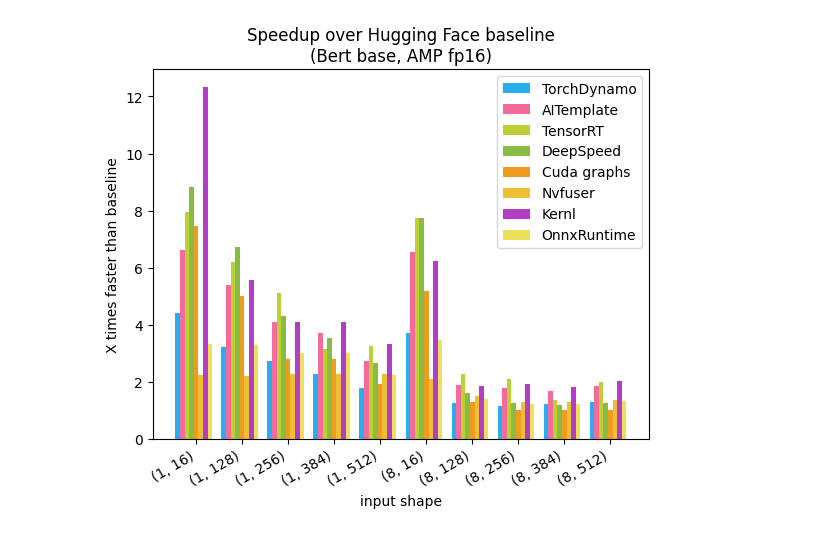
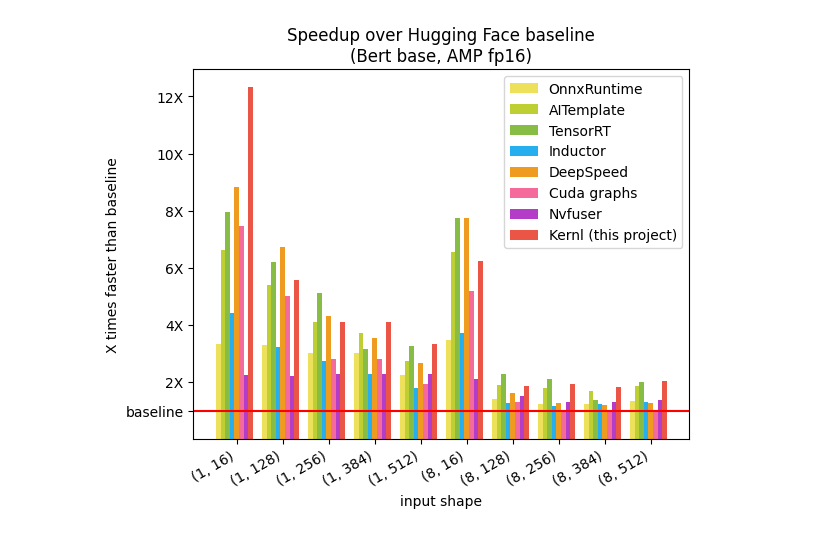
Before and after one commit to ELS-RD/kernl, a Jupyter notebook: experimental/benchmarks/graph.ipynb, the cells around one changed output. Cells and saved outputs as stored; diff of their text form; code cells hidden in the pictures.

Commit message:
fix: engine name, graph

```diff
--- a/experimental/benchmarks/graph.ipynb
+++ b/experimental/benchmarks/graph.ipynb
@@ -32,42 +32,46 @@ for (name, batch, seq_len), latency in data.items():
     if key not in data:
         continue
     baseline_latency = data[key]
+    if name == "Kernl":
+        name = "Kernl (this project)"
     speedup[(name, batch, seq_len)] = baseline_latency / latency
 # %%
 import matplotlib.pyplot as plt
-import random
 
 fig, ax = plt.subplots()
 width = 0.1
 
-engines = ["TorchDynamo", "AITemplate", "TensorRT", "DeepSpeed", "Cuda graphs", "Nvfuser", "Kernl", "OnnxRuntime"]
-colors = ["#ea5545", "#f46a9b", "#ef9b20", "#edbf33", "#ede15b", "#bdcf32", "#87bc45", "#27aeef", "#b33dc6"]
-random.seed(123)
-random.shuffle(colors)
+engines = ["OnnxRuntime", "AITemplate", "TensorRT", "Inductor", "DeepSpeed", "Cuda graphs", "Nvfuser", "Kernl (this project)"]
+colors = ['#ede15b', '#bdcf32', '#87bc45',  '#27aeef', '#ef9b20', '#f46a9b', '#b33dc6', '#ea5545', '#edbf33']
 
 batches = [1, 8]
 seq_len = [16, 128, 256, 384, 512]
 xticklabels = [f"({b}, {s_l})" for b in batches for s_l in seq_len]
 legend_box = list()
 
 for idx_engine, (engine, color) in enumerate(zip(engines, colors)):
     median_latencies = list()
 
     for b, s_l in [(b, s_l) for b in batches for s_l in seq_len]:
         if (engine, b, s_l) not in speedup:
             continue
         latency = speedup[(engine, b, s_l)]
         median_latencies.append(latency)
     rects = ax.bar([v + idx_engine * width for v in range(len(median_latencies))], median_latencies, width, color=color)
     legend_box.append(rects[0])
 
+ax.axhline(y = 1, color = 'r', linestyle = '-')
 ax.set_xlabel("input shape")
 ax.set_ylabel("X times faster than baseline")
 ax.set_title("Speedup over Hugging Face baseline\n(Bert base, AMP fp16)")
 ax.set_xticks([v + width * len(engines) / 2 for v in range(len(xticklabels))])
 ax.set_xticklabels(xticklabels)
+y_ticks = [1] + list(range(2, 13, 2))
+ax.set_yticks(y_ticks)
+y_ticks_labels = ["baseline"] + [f"{i}X" for i in range(2, 13, 2)]
+ax.set_yticklabels(y_ticks_labels)
 ax.legend(legend_box, engines)
 plt.setp(ax.get_xticklabels(), rotation=30, horizontalalignment="right")
 plt.show()
 # %% [output]
-[figure, old version]
+[figure, new version]
```
Also changed, not shown: parts of 1 cell of this notebook, 1 other file.
